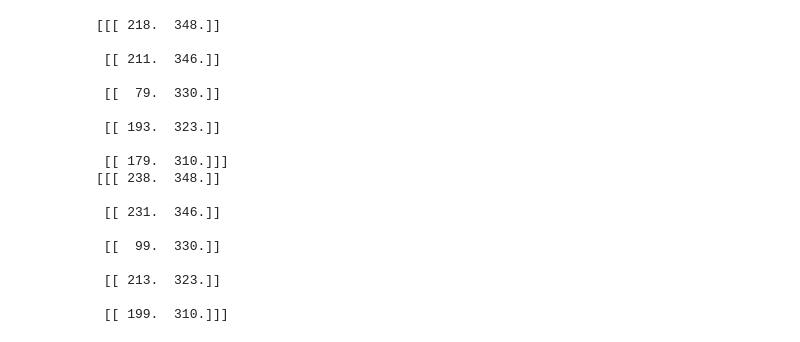
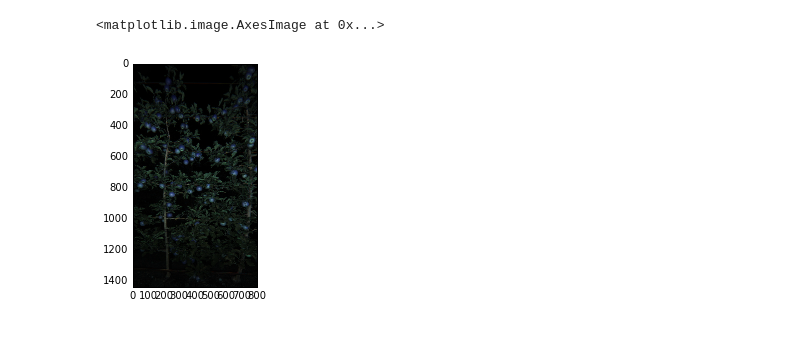
Before and after one commit to versatran01/Galt, a Jupyter notebook: detection/notebook/tracking.ipynb, the cells around one changed output. Saved outputs shown, nothing was run; the diff lists cells and outputs as text; code cells hidden in the pictures.

```diff
--- a/detection/notebook/tracking.ipynb
+++ b/detection/notebook/tracking.ipynb
@@ -17,5 +14,8 @@ from aye.fruit_detector import *
 # %%
-# Load classifier and scaler
+# Reader
+reader = DataReader(rel_dir='images', ext='jpg')
+
+# Detector
 clf = joblib.load('../model/svc.pkl')
 scaler = joblib.load('../model/scaler.pkl')
 detector = FruitDetector(clf, scaler)
@@ -214,24 +22,14 @@ plot_flow(disp1, disp2, p1_good, p2_good)
-# %%
-a = p1[0:5]
-print(a)
-a += [20, 0]
-print(a)
-# %% [output]
-[[[ 218.  348.]]
-
- [[ 211.  346.]]
-
- [[  79.  330.]]
-
- [[ 193.  323.]]
-
- [[ 179.  310.]]]
-[[[ 238.  348.]]
-
- [[ 231.  346.]]
-
- [[  99.  330.]]
-
- [[ 213.  323.]]
-
- [[ 199.  310.]]]
+# %%
+# Load image0 and image1 and image2
+
+images = []
+for i in range(3):
+    im = reader.read_image(0)
+    im = rotate_image(im1)
+    im = im[:1440, 200:1000, :]
+    images.append(im)
+
+fig = plt.figure(figsize=(16, 6))
+# %% [output]
+<matplotlib.image.AxesImage at 0x...>
+[figure, added]
```
Also changed, not shown: parts of 10 cells of this notebook, 5 other files.
